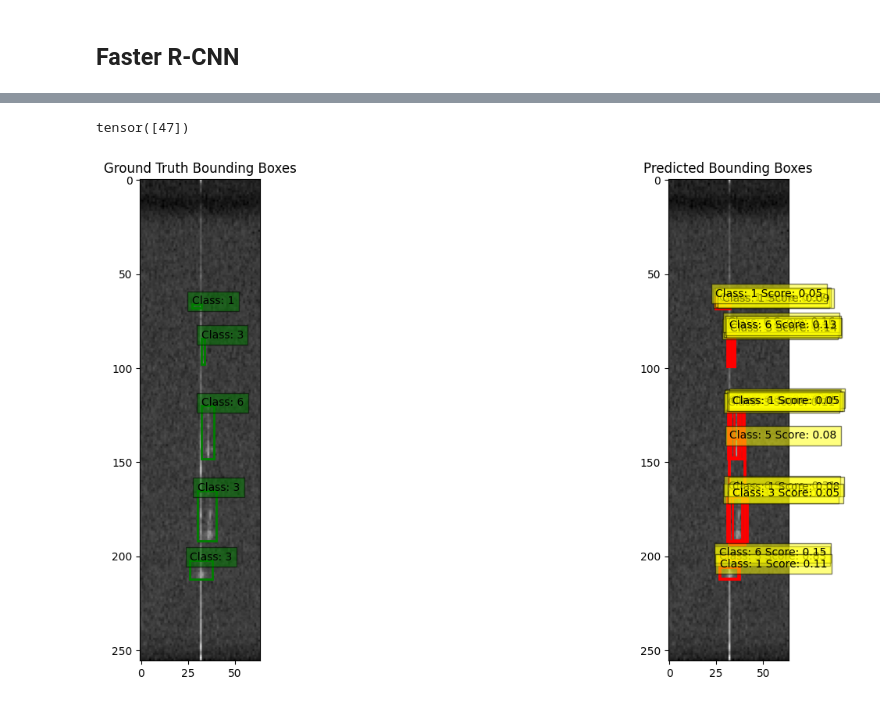
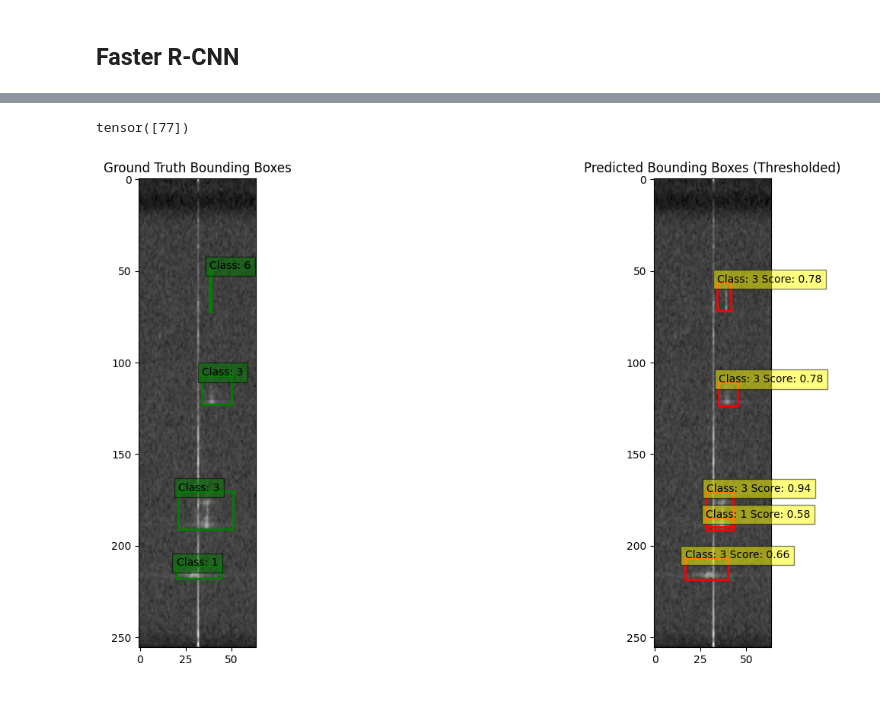
Before and after one commit to arigra/IAI-CMU, a Jupyter notebook: Object_detection/faster_rcnn_rd.ipynb, the cells around one changed output, grey strips where cells are left out. Saved outputs shown, nothing was run; the diff lists cells and outputs as text; code cells hidden in the pictures.

```diff
--- a/Object_detection/faster_rcnn_rd.ipynb
+++ b/Object_detection/faster_rcnn_rd.ipynb
@@ -450,62 +448,53 @@ Epoch [11/50], Iteration [1350/2032], Losses: loss_classifier: 0.1162, loss_box_
 # %%
-test_dataset = Lazy_RaddetDataset(test_RAD_paths, test_GT_paths)
-test_dataloader = DataLoader(test_dataset, batch_size=4, shuffle=False, collate_fn=lambda x: tuple(zip(*x)))
-# Switch the model to evaluation mode
 model.eval()
-
-# Select a single sample from the test set
-rand_num = torch.randint(0,100,(1,))
+rand_num = torch.randint(0, 100, (1,))
 print(rand_num)
-test_sample_idx = rand_num  # You can change this index to visualize different samples
+test_sample_idx = rand_num.item()
 spectrum_image, target = test_dataset[test_sample_idx]
 
 # Ensure the image has the correct shape [C, H, W]
-if spectrum_image.ndimension() == 2:  # If the image is [H, W], add the channel dimension
-    spectrum_image = spectrum_image.unsqueeze(0)  # This will make it [1, H, W]
+if spectrum_image.ndimension() == 2:
+    spectrum_image = spectrum_image.unsqueeze(0)
 
-# Move the sample to the appropriate device
 spectrum_image = spectrum_image.to(device)
 
-# Run inference
 with torch.no_grad():
     prediction = model([spectrum_image])[0]
-
-# Convert predictions and ground truth to CPU for plotting
 pred_boxes = prediction['boxes'].cpu().numpy()
 pred_labels = prediction['labels'].cpu().numpy()
 pred_scores = prediction['scores'].cpu().numpy()
 
 gt_boxes = target['boxes'].numpy()
 gt_labels = target['labels'].numpy()
 
-# Convert the spectrum image back to CPU
 spectrum_image = spectrum_image.cpu().numpy()
 
-# Create side-by-side plots
+threshold = 0.5
+keep = pred_scores >= threshold
+pred_boxes = pred_boxes[keep]
+pred_labels = pred_labels[keep]
+pred_scores = pred_scores[keep]
+
 fig, (ax1, ax2) = plt.subplots(1, 2, figsize=(16, 8))
 
-# Plot the ground truth bounding boxes
 ax1.imshow(spectrum_image[0], cmap='gray')
 for box, label in zip(gt_boxes, gt_labels):
     xmin, ymin, xmax, ymax = box
     rect = patches.Rectangle((xmin, ymin), xmax-xmin, ymax-ymin, linewidth=2, edgecolor='g', facecolor='none')
     ax1.add_patch(rect)
     ax1.text(xmin, ymin, f'Class: {label}', bbox=dict(facecolor='green', alpha=0.5))
 
 ax1.set_title('Ground Truth Bounding Boxes')
 
-# Plot the predicted bounding boxes
 ax2.imshow(spectrum_image[0], cmap='gray')
 for box, label, score in zip(pred_boxes, pred_labels, pred_scores):
     xmin, ymin, xmax, ymax = box
     rect = patches.Rectangle((xmin, ymin), xmax-xmin, ymax-ymin, linewidth=2, edgecolor='r', facecolor='none')
     ax2.add_patch(rect)
     ax2.text(xmin, ymin, f'Class: {label} Score: {score:.2f}', bbox=dict(facecolor='yellow', alpha=0.5))
 
-ax2.set_title('Predicted Bounding Boxes')
-
-# Show the plots
+ax2.set_title('Predicted Bounding Boxes (Thresholded)')
 plt.show()
 # %% [output]
-tensor([47])
+tensor([77])
-[figure, old version]
+[figure, new version]
```
Also changed, not shown: parts of 14 cells of this notebook.
